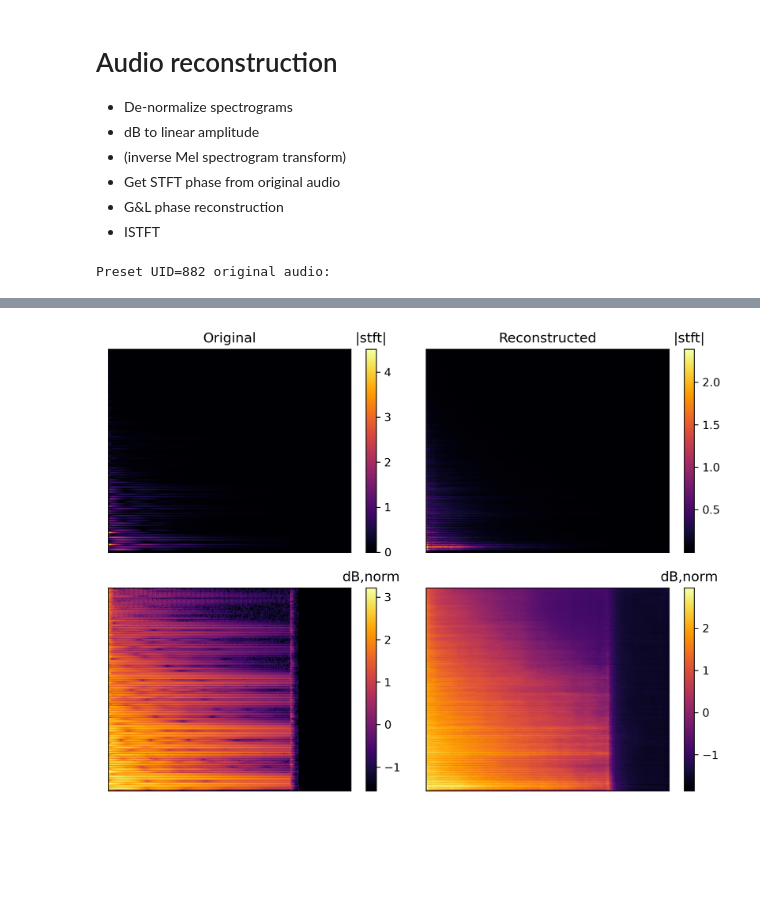
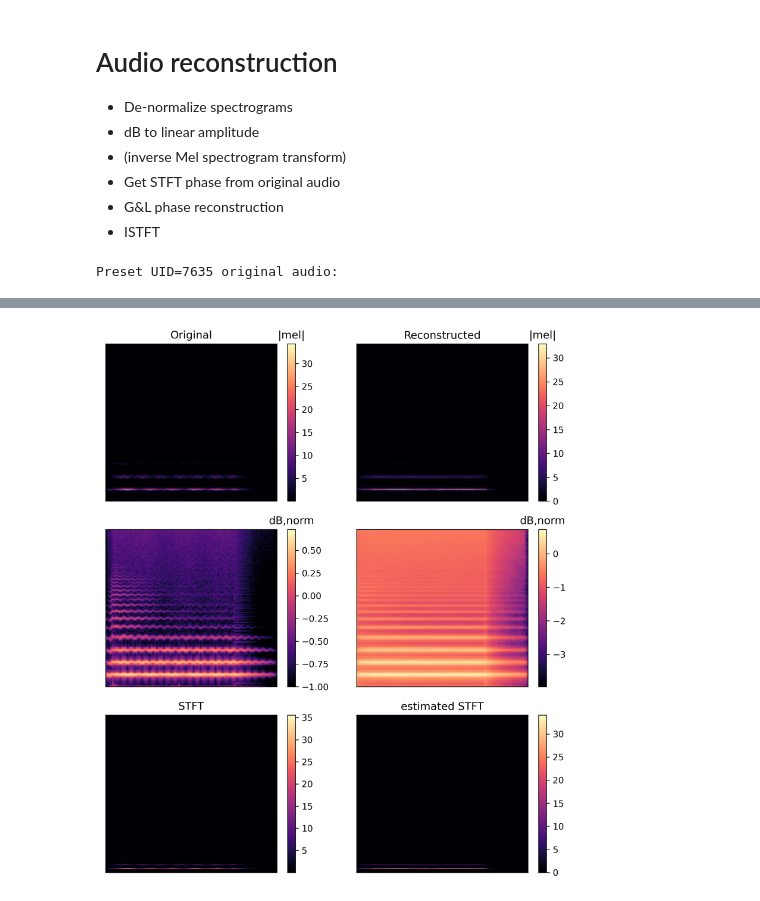
Before and after one commit to gwendal-lv/preset-gen-vae, a Jupyter notebook: audio_reconstruction.ipynb, the cells around one changed output, grey strips where cells are left out. Saved outputs shown, nothing was run; the diff lists cells and outputs as text; code cells hidden in the pictures; blank space fills up the shorter version.

Commit message:
Notebooks small refactoring (use utils package) + notes about potentially hard-to-learn presets

```diff
--- a/audio_reconstruction.ipynb
+++ b/audio_reconstruction.ipynb
@@ -212,15 +223,8 @@ from IPython.display import Audio
 import model.build
 import logs.logger
 importlib.reload(logs.logger)
-import config
-importlib.reload(config)
+import utils.config
+importlib.reload(utils.config)
+
 root_path = Path(os.getcwd())
-
-# TODO change config.run_name
-
-checkpoint = logs.logger.get_model_last_checkpoint(root_path, config.model)
-_, _, ae_model = model.build.build_ae_model(config.model)
-ae_model.load_state_dict(checkpoint['ae_model_state_dict'])  # loaded on GPU
-ae_model = ae_model.cpu()
-_ = ae_model.eval()
-# TODO Consistency check
+model_config, train_config = utils.config.get_config_from_file("/home/gwendal/Jupyter/nn-synth-interp/saved/BasicVAE/11_tanh_output/config.json")
@@ -228,0 +231,7 @@ Loading epoch 21 from /home/gwendal/Jupyter/nn-synth-interp/saved/BasicVAE/03_te
+# %%
+checkpoint = logs.logger.get_model_last_checkpoint(root_path, model_config)
+_, _, ae_model = model.build.build_ae_model(model_config)
+ae_model.load_state_dict(checkpoint['ae_model_state_dict'])  # loaded on GPU
+ae_model = ae_model.cpu()
+_ = ae_model.eval()
+# TODO Consistency check
@@ -232,10 +243,10 @@ importlib.reload(data.dataset)
 import utils.data
 from torch.utils.data import DataLoader
 
-full_dataset = data.dataset.DexedDataset(note_duration=config.model.note_duration,
-                                         n_fft=config.model.stft_args[0], fft_hop=config.model.stft_args[1], n_mel_bins=config.model.mel_bins)
+full_dataset = data.dataset.DexedDataset(note_duration=model_config.note_duration,
+                                         n_fft=model_config.stft_args[0], fft_hop=model_config.stft_args[1], n_mel_bins=model_config.mel_bins)
 # dataset and dataloader are dicts with 'train', 'validation' and 'test' keys
-dataset = utils.data.random_split(full_dataset, config.train.datasets_proportions, random_gen_seed=0)
+dataset = utils.data.random_split(full_dataset, train_config.datasets_proportions, random_gen_seed=0)
 # %% [markdown]
 # Audio reconstruction
 * De-normalize spectrograms
@@ -253,8 +264,10 @@ import librosa.display
 import utils.audio
 importlib.reload(utils.audio)
 
+cmap = 'magma'
+
 # TODO audio reconstruction - build methods in utils.audio module
-dataset_idx = 11
+dataset_idx = 12
 with torch.no_grad():
     x_in, params_in, sample_info = dataset['validation'][dataset_idx]  # single-spectrogram only
     x_out = ae_model(x_in.unsqueeze(0))[2].detach().squeeze(0)  # single-spectrogram only
@@ -274,41 +287,41 @@ if full_dataset.n_mel_bins > 0:
     recons_stft_module = full_dataset.spectrogram.mel_dB_to_STFT(full_dataset.denormalize_spectrogram(x_out[0]))
 
 if full_dataset.n_mel_bins <= 0:
     fig, axes = plt.subplots(2, 2, figsize=(8, 6))
 else:
     fig, axes = plt.subplots(3, 2, figsize=(8, 9))
-im = librosa.display.specshow(np.abs(original_spec), ax=axes[0][0], cmap='inferno')
+im = librosa.display.specshow(np.abs(original_spec), ax=axes[0][0], cmap=cmap)
 clb = fig.colorbar(im, ax=axes[0][0], orientation='vertical')
 clb.ax.set_title('|stft|' if full_dataset.n_mel_bins <= 0 else '|mel|')
 axes[0][0].set(title='Original')
-im = librosa.display.specshow(original_spec_normalized, ax=axes[1][0], cmap='inferno')
+im = librosa.display.specshow(original_spec_normalized, ax=axes[1][0], cmap=cmap)
 clb = fig.colorbar(im, ax=axes[1][0], orientation='vertical')
 clb.ax.set_title('dB,norm')
-im = librosa.display.specshow(recons_spec_normalized, ax=axes[1][1], cmap='inferno')
+im = librosa.display.specshow(recons_spec_normalized, ax=axes[1][1], cmap=cmap)
 clb = fig.colorbar(im, ax=axes[1][1], orientation='vertical')
 clb.ax.set_title('dB,norm')
-im = librosa.display.specshow(recons_spec_module.numpy(), ax=axes[0][1], cmap='inferno')
+im = librosa.display.specshow(recons_spec_module.numpy(), ax=axes[0][1], cmap=cmap)
 clb = fig.colorbar(im, ax=axes[0][1], orientation='vertical')
 clb.ax.set_title('|stft|' if full_dataset.n_mel_bins <= 0 else '|mel|')
 axes[0][1].set(title='Reconstructed')
 fig.tight_layout()
 
 # si on a un mel-spectrogramme
 if full_dataset.n_mel_bins > 0:
-    im = librosa.display.specshow(np.abs(stft_before_mel), ax=axes[2][0], cmap='inferno')
+    im = librosa.display.specshow(np.abs(stft_before_mel), ax=axes[2][0], cmap=cmap)
     clb = fig.colorbar(im, ax=axes[2][0], orientation='vertical')
     axes[2][0].set(title="STFT")
-    im = librosa.display.specshow(np.abs(recons_stft_module), ax=axes[2][1], cmap='inferno')
+    im = librosa.display.specshow(np.abs(recons_stft_module), ax=axes[2][1], cmap=cmap)
     clb = fig.colorbar(im, ax=axes[2][1], orientation='vertical')
     axes[2][1].set(title="estimated STFT")
 
 
 print("Preset UID={} original audio:".format(preset_UID))
 Audio(x_wav, rate=Fs)
 # %% [output]
-Preset UID=882 original audio:
+Preset UID=7635 original audio:
 [interactive output not drawn]
-[figure, old version]
+[figure, new version]
 # %%
 # STFT phase of original audio - spectogram is possibly mel-scaled
 if full_dataset.n_mel_bins <= 0:
```
Also changed, not shown: parts of 11 cells of this notebook, 1 other file.
